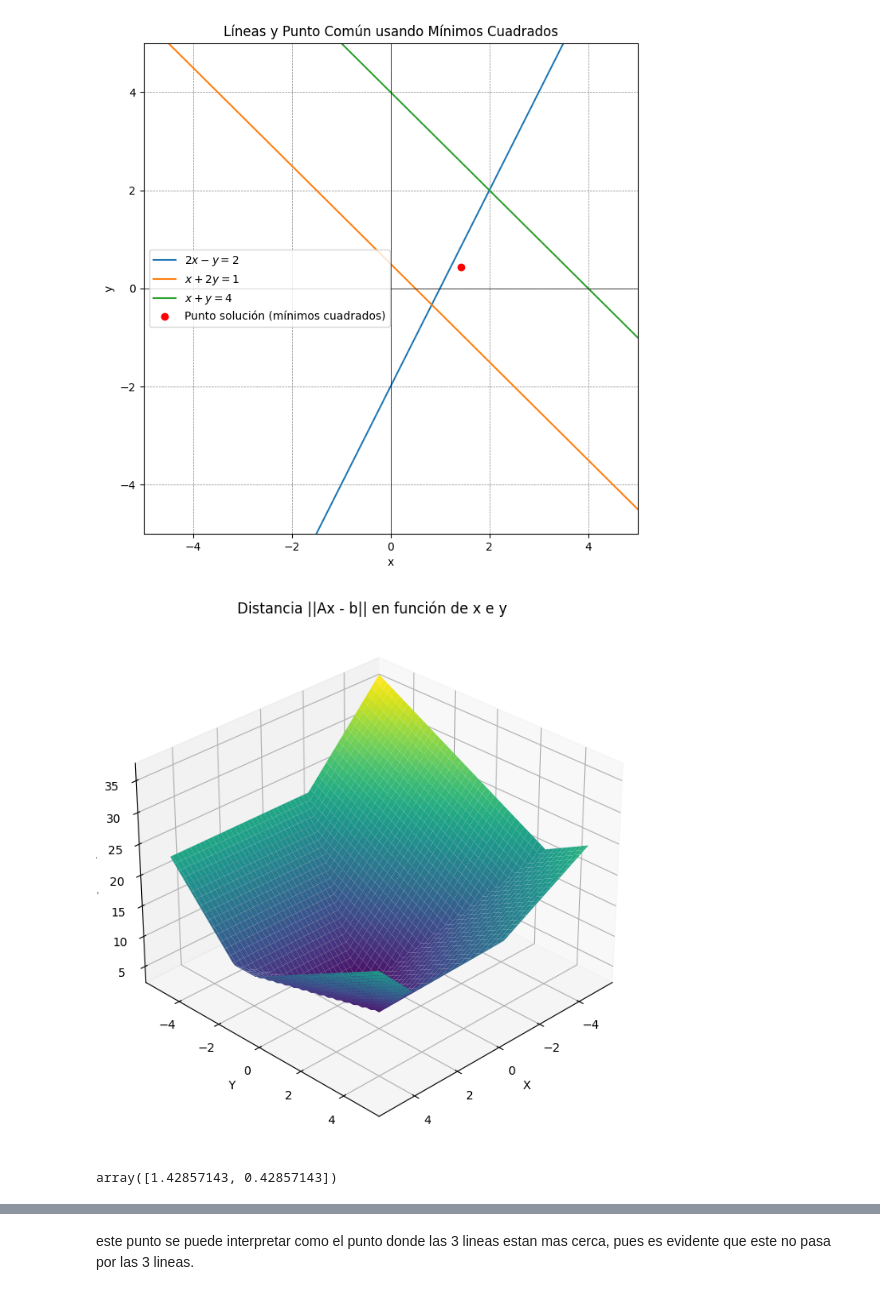
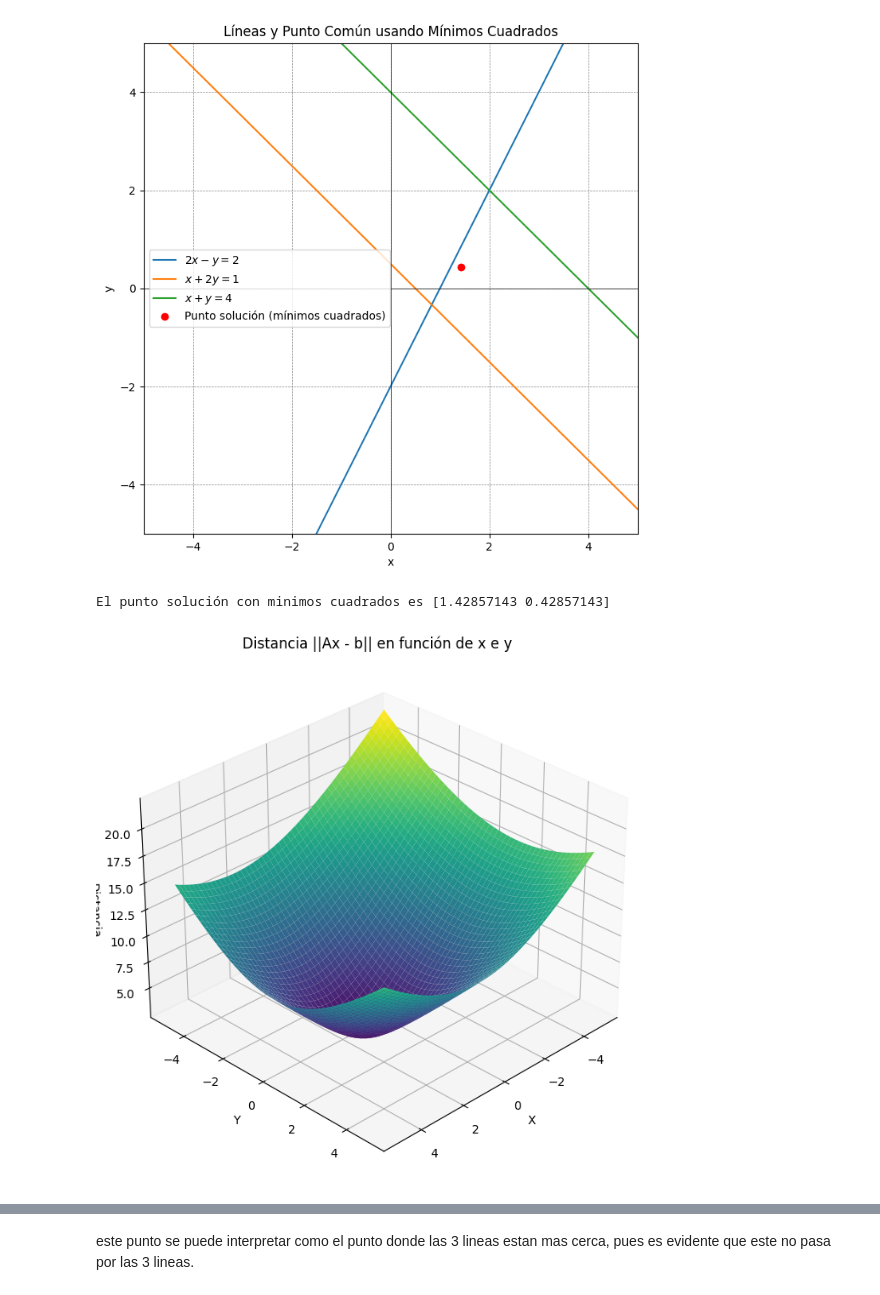
Before and after one commit to Jacofeldman/Metodos1_JacoboFeldman, a Jupyter notebook: Tarea5/minimo1.ipynb, the cells around one changed output, grey strips where cells are left out. Saved outputs shown, nothing was run; the diff lists cells and outputs as text; code cells hidden in the pictures.

```diff
--- a/Tarea5/minimo1.ipynb
+++ b/Tarea5/minimo1.ipynb
@@ -32,42 +32,50 @@ plt.plot(x_vals, line1, label=r'$2x - y = 2$')
 plt.plot(x_vals, line2, label=r'$x + 2y = 1$')
 plt.plot(x_vals, line3, label=r'$x + y = 4$')
 plt.plot(point[0], point[1], 'ro', label='Punto solución (mínimos cuadrados)')
 
 # Configuraciones del gráfico
 plt.xlim(-5, 5)
 plt.ylim(-5, 5)
 plt.xlabel('x')
 plt.ylabel('y')
 plt.axhline(0, color='black',linewidth=0.5)
 plt.axvline(0, color='black',linewidth=0.5)
 plt.grid(color = 'gray', linestyle = '--', linewidth = 0.5)
 plt.legend()
 plt.title("Líneas y Punto Común usando Mínimos Cuadrados")
 
 plt.show()
-# Gráfica del mesh para la función de distancia
-x_rango = np.arange(-5, 5, 0.1)
-y_rango = np.arange(-5, 5, 0.1)
+print(f"El punto solución con minimos cuadrados es {point}")
+# Generamos los rangos de valores de x e y
+x_rango = np.linspace(-5, 5, 1000)
+y_rango = np.linspace(-5, 5, 1000)
 X, Y = np.meshgrid(x_rango, y_rango)
 
-# Calculamos la distancia ||Ax - b|| en cada punto de la malla
-distancias = np.abs(2*X - Y - 2) + np.abs(X + 2*Y - 1) + np.abs(X + Y - 4)
+# Calculamos la distancia en cada punto de la malla con una función vectorizada
+def calcular_distancia_malla(A, b, X, Y):
+    puntos = np.stack((X.ravel(), Y.ravel()), axis=-1)
+    distancias = np.linalg.norm(A @ puntos.T - b[:, None], axis=0)
+    return distancias.reshape(X.shape)
 
-# Gráfico 3D de la función de distancia
-fig = plt.figure(figsize=(10, 8))
+# Calculamos la distancia mínima y el punto correspondiente
+distancias = calcular_distancia_malla(A, b, X, Y)
+minimo_distancia = distancias.min()
+min_idx = np.unravel_index(np.argmin(distancias), distancias.shape)
+minimo_punto = (X[min_idx], Y[min_idx])
+
+# Gráfica de la superficie 3D de la distancia
+fig = plt.figure(figsize=(8, 8))
 ax = fig.add_subplot(111, projection='3d')
 ax.plot_surface(X, Y, distancias, cmap='viridis', edgecolor='none')
 ax.view_init(elev=30, azim=45)
 ax.set_xlabel('X')
 ax.set_ylabel('Y')
 ax.set_zlabel('Distancia')
 ax.set_title('Distancia ||Ax - b|| en función de x e y')
-
 plt.show()
 
-
-point
+print(f"El punto solución minimizando la distancia es {minimo_punto} con una distancia de {minimo_distancia}")
 # %% [output]
 [figure]
+El punto solución con minimos cuadrados es [1.42857143 0.42857143]
-[figure, old version]
+[figure, new version]
-array([1.42857143, 0.42857143])
```
Also changed, not shown: parts of 1 cell of this notebook.
